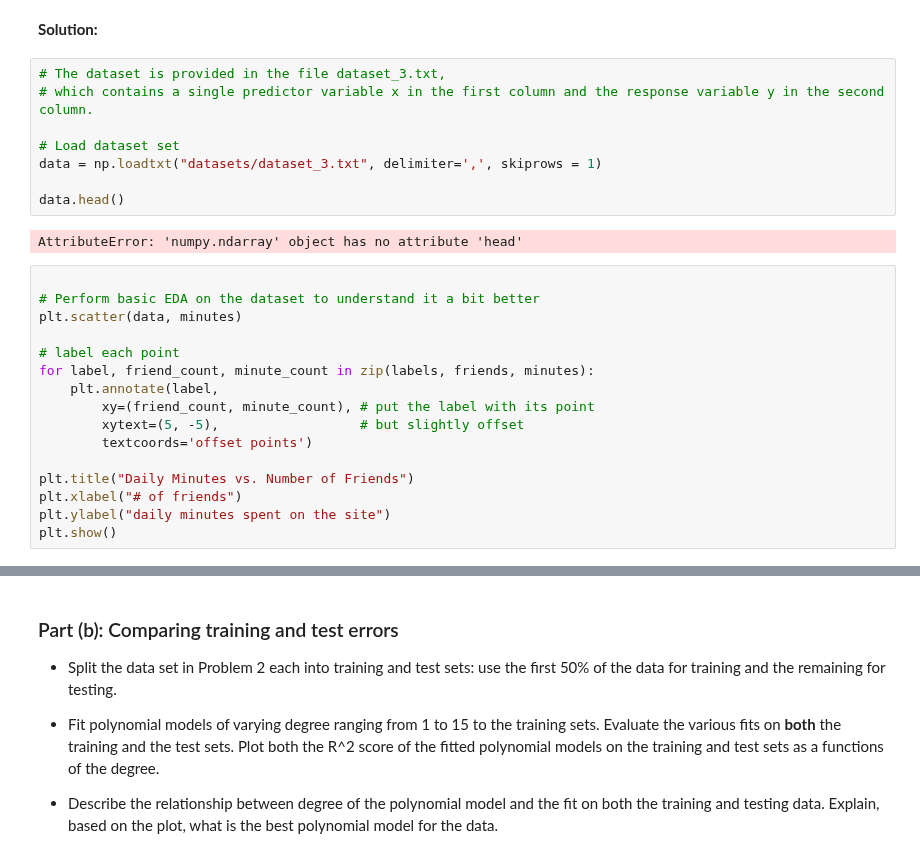
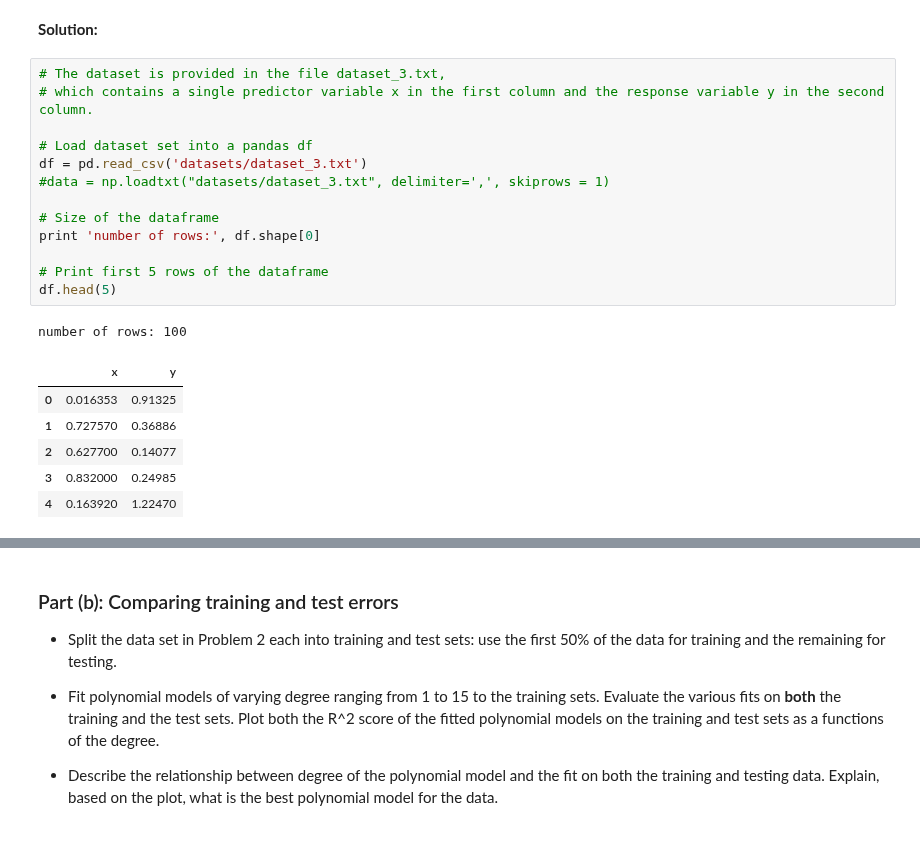
Before and after one commit to rickfarmer/harvard-cs-109a-data-science, a Jupyter notebook: farmer_rick_cs109a_HW3.ipynb, the cells around one changed output, grey strips where cells are left out. Drawn from its saved outputs; the diff is of its cells as text.

```diff
--- a/farmer_rick_cs109a_HW3.ipynb
+++ b/farmer_rick_cs109a_HW3.ipynb
@@ -314,26 +314,21 @@ For this problem, you may either use the multiple linear regression functions im
 # %%
 # The dataset is provided in the file dataset_3.txt,
 # which contains a single predictor variable x in the first column and the response variable y in the second column.
 
-# Load dataset set
-data = np.loadtxt("datasets/dataset_3.txt", delimiter=',', skiprows = 1)
+# Load dataset set into a pandas df
+df = pd.read_csv('datasets/dataset_3.txt')
+#data = np.loadtxt("datasets/dataset_3.txt", delimiter=',', skiprows = 1)
 
-data.head()
+# Size of the dataframe
+print 'number of rows:', df.shape[0]
+
+# Print first 5 rows of the dataframe
+df.head(5)
 # %% [output]
-AttributeError: 'numpy.ndarray' object has no attribute 'head'
+number of rows: 100
+|  | x | y |
+| 0 | 0.016353 | 0.91325 |
+| 1 | 0.727570 | 0.36886 |
+| 2 | 0.627700 | 0.14077 |
+| 3 | 0.832000 | 0.24985 |
+| 4 | 0.163920 | 1.22470 |
-# %%
-
-# Perform basic EDA on the dataset to understand it a bit better
-plt.scatter(data, minutes)
-
-# label each point
-for label, friend_count, minute_count in zip(labels, friends, minutes):
-    plt.annotate(label,
-        xy=(friend_count, minute_count), # put the label with its point
-        xytext=(5, -5),                  # but slightly offset
-        textcoords='offset points')
-
-plt.title("Daily Minutes vs. Number of Friends")
-plt.xlabel("# of friends")
-plt.ylabel("daily minutes spent on the site")
-plt.show()
```
Also changed, not shown: parts of 1 cell of this notebook.
